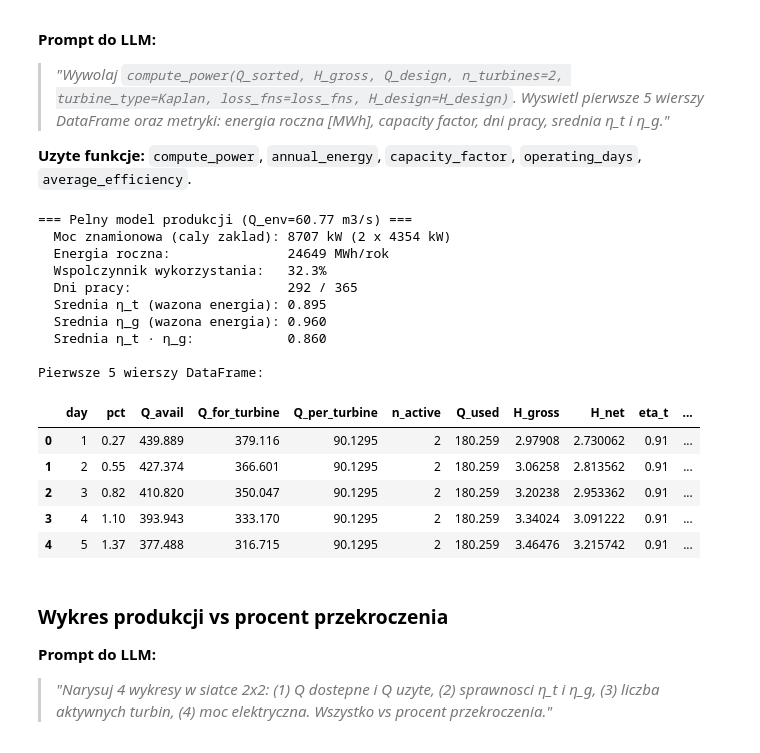
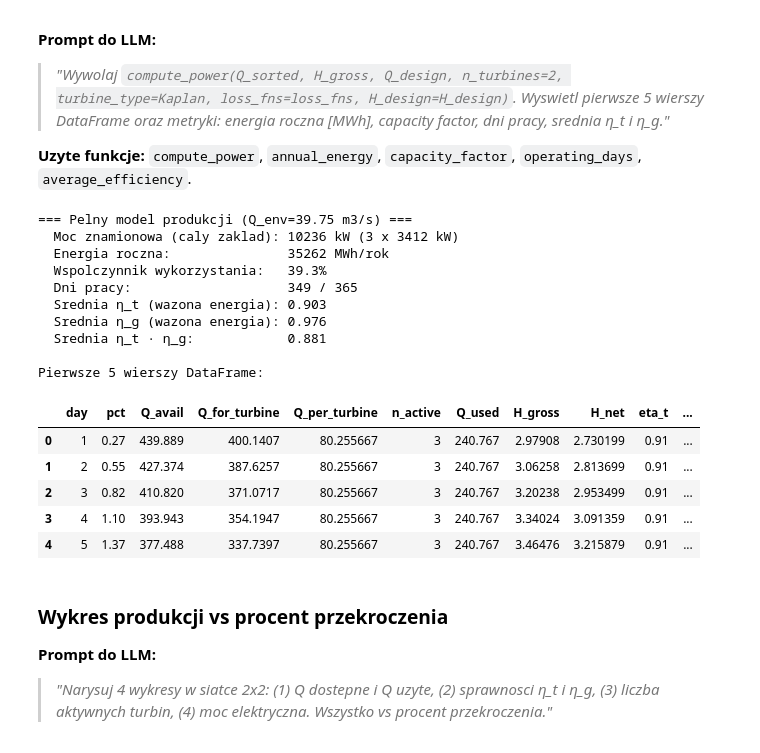
Before and after one commit to amachalski/hydropower-notebooks, a Jupyter notebook: notebooks/10_integrated_production.ipynb, the cells around one changed output. Cells and saved outputs as stored; diff of their text form; code cells hidden in the pictures.

```diff
--- a/notebooks/10_integrated_production.ipynb
+++ b/notebooks/10_integrated_production.ipynb
@@ -131,7 +131,7 @@ H_STAGE = 6.0  # spad brutto na stopniu wodnym
 H_gross = np.maximum(H_STAGE + (level_avg - level_sorted), 0.0)
 
 # Przeplyw nienaruszalny (Polskie prawo wodne 2017) — Q90% jako baseline
-Q_ENV = environmental_flow(Q_sorted, method='Q90')
+Q_ENV = float(np.percentile(df_ew['Q_ew'], 10))  # prawdziwy Q90 (przeplyw przekraczany 90% czasu, ~40 m3/s)
 
 print(f'Zlewnia EW = {A_TARGET:.0f} km2')
 print(f'Sredni rok uporzadkowany: {len(Q_sorted)} dni')
@@ -243,8 +243,8 @@ Tutaj startujemy od $d_{install} = 70$ (~19% przekroczenia) — taki sam jak w a
 # %%
 # Konfiguracja turbinowa
 turbine_type = TURBINE_CATALOG['kaplan']
-N_TURBINES = 2
-INSTALL_DAY = 70
+N_TURBINES = 3   # jak rzeczywista EW Malczyce (3 Kaplany)
+INSTALL_DAY = 30  # ~240 m3/s total -> ~80 m3/s/turbine (~8% przekroczenia), skala realnej EW
 
 # Q_design (na turbine): calkowite Q na dniu instalacyjnym / liczba turbin
 Q_total_design = float(Q_sorted[INSTALL_DAY - 1])
@@ -294,6 +294,10 @@ po kolei: rozdzial → straty → η_t(Q) → moc na wale → η_g(P/Pn) (per-un
 **Uzyte funkcje:** `compute_power`, `annual_energy`, `capacity_factor`, `operating_days`, `average_efficiency`.
 # %%
 # Pelne obliczenie produkcji (z przeplywem nienaruszalnym Q_env)
+# Moc znamionowa na turbine — do skalowania sprawnosci generatora wg wielkosci jednostki
+P_rated_unit_kW = 998 * 9.81 * Q_design * H_design * turbine_type.eta_peak / 1000.0
+gen_coefs = generator_loss_coefs_for_size(P_rated_unit_kW)
+
 result = compute_power(
     Q_sorted=Q_sorted,
     H_gross=H_gross,
@@ -301,47 +305,47 @@ result = compute_power(
     n_turbines=N_TURBINES,
     turbine_type=turbine_type,
     loss_fns=loss_fns,
     H_design=H_design,
     Q_env=Q_ENV,
+    gen_k_cu=gen_coefs['k_cu'], gen_k_fe=gen_coefs['k_fe'], gen_k_mech=gen_coefs['k_mech'],
 )
 
 # Metryki
 E_MWh = annual_energy(result)
-P_rated_unit_kW = 998 * 9.81 * Q_design * H_design * turbine_type.eta_peak / 1000.0
 P_rated_total_kW = P_rated_unit_kW * N_TURBINES
 CF = capacity_factor(result, P_rated_total_kW)
 oh = operating_days(result)
 eta_avg = average_efficiency(result)
 
 print(f'=== Pelny model produkcji (Q_env={Q_ENV:.2f} m3/s) ===')
 print(f'  Moc znamionowa (caly zaklad): {P_rated_total_kW:.0f} kW '
       f'({N_TURBINES} x {P_rated_unit_kW:.0f} kW)')
 print(f'  Energia roczna:               {E_MWh:.0f} MWh/rok')
 print(f'  Wspolczynnik wykorzystania:   {CF*100:.1f}%')
 print(f'  Dni pracy:                    {oh} / {len(Q_sorted)}')
 print(f'  Srednia η_t (wazona energia): {eta_avg["eta_t_avg"]:.3f}')
 print(f'  Srednia η_g (wazona energia): {eta_avg["eta_g_avg"]:.3f}')
 print(f'  Srednia η_t · η_g:            {eta_avg["eta_total_avg"]:.3f}')
 print()
 print('Pierwsze 5 wierszy DataFrame:')
 result.head()
 # %% [output]
-=== Pelny model produkcji (Q_env=60.77 m3/s) ===
-  Moc znamionowa (caly zaklad): 8707 kW (2 x 4354 kW)
-  Energia roczna:               24649 MWh/rok
-  Wspolczynnik wykorzystania:   32.3%
-  Dni pracy:                    292 / 365
-  Srednia η_t (wazona energia): 0.895
-  Srednia η_g (wazona energia): 0.960
-  Srednia η_t · η_g:            0.860
+=== Pelny model produkcji (Q_env=39.75 m3/s) ===
+  Moc znamionowa (caly zaklad): 10236 kW (3 x 3412 kW)
+  Energia roczna:               35262 MWh/rok
+  Wspolczynnik wykorzystania:   39.3%
+  Dni pracy:                    349 / 365
+  Srednia η_t (wazona energia): 0.903
+  Srednia η_g (wazona energia): 0.976
+  Srednia η_t · η_g:            0.881
 
 Pierwsze 5 wierszy DataFrame:
 |  | day | pct | Q_avail | Q_for_turbine | Q_per_turbine | n_active | Q_used | H_gross | H_net | eta_t | ... |
-| 0 | 1 | 0.27 | 439.889 | 379.116 | 90.1295 | 2 | 180.259 | 2.97908 | 2.730062 | 0.91 | ... |
-| 1 | 2 | 0.55 | 427.374 | 366.601 | 90.1295 | 2 | 180.259 | 3.06258 | 2.813562 | 0.91 | ... |
-| 2 | 3 | 0.82 | 410.820 | 350.047 | 90.1295 | 2 | 180.259 | 3.20238 | 2.953362 | 0.91 | ... |
-| 3 | 4 | 1.10 | 393.943 | 333.170 | 90.1295 | 2 | 180.259 | 3.34024 | 3.091222 | 0.91 | ... |
-| 4 | 5 | 1.37 | 377.488 | 316.715 | 90.1295 | 2 | 180.259 | 3.46476 | 3.215742 | 0.91 | ... |
+| 0 | 1 | 0.27 | 439.889 | 400.1407 | 80.255667 | 3 | 240.767 | 2.97908 | 2.730199 | 0.91 | ... |
+| 1 | 2 | 0.55 | 427.374 | 387.6257 | 80.255667 | 3 | 240.767 | 3.06258 | 2.813699 | 0.91 | ... |
+| 2 | 3 | 0.82 | 410.820 | 371.0717 | 80.255667 | 3 | 240.767 | 3.20238 | 2.953499 | 0.91 | ... |
+| 3 | 4 | 1.10 | 393.943 | 354.1947 | 80.255667 | 3 | 240.767 | 3.34024 | 3.091359 | 0.91 | ... |
+| 4 | 5 | 1.37 | 377.488 | 337.7397 | 80.255667 | 3 | 240.767 | 3.46476 | 3.215879 | 0.91 | ... |
 # %% [markdown]
 ### Wykres produkcji vs procent przekroczenia
 
```
Also changed, not shown: parts of 9 cells of this notebook, 6 other files.
